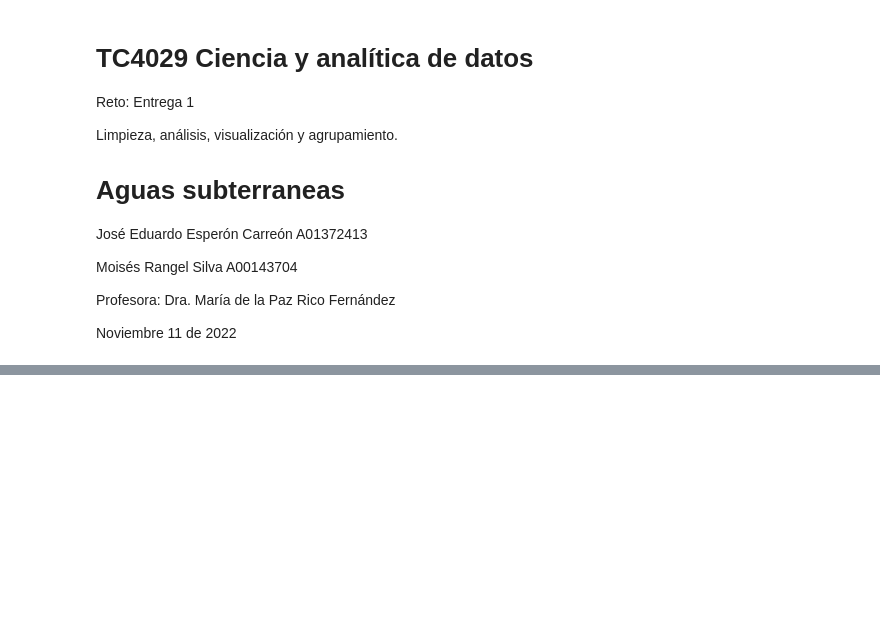
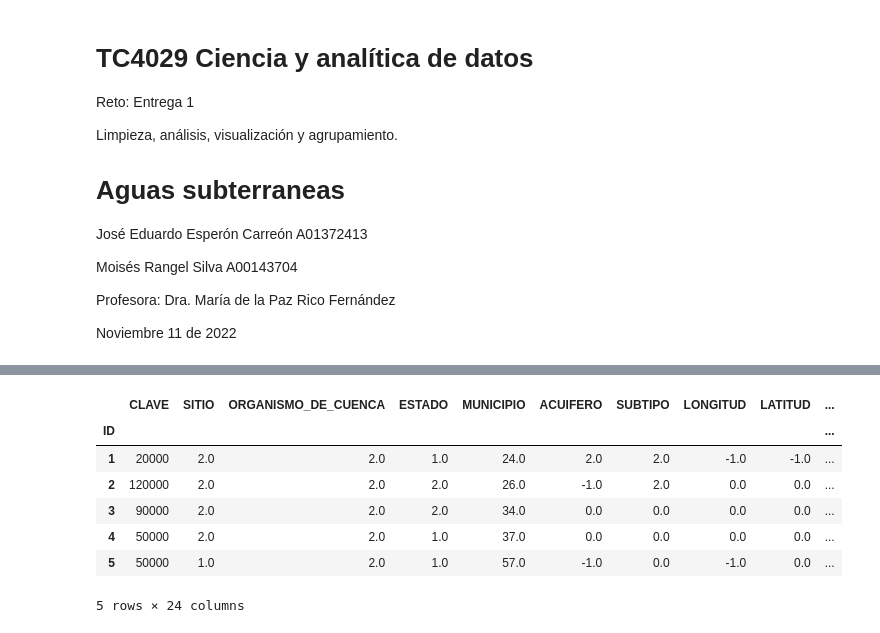
Before and after one commit to PosgradoMNA/actividades-del-projecto-cad_equipo_18, a Jupyter notebook: Equipo_18_Entrega_1_Aguas_Subterraneas.ipynb, the cells around one changed output, grey strips where cells are left out. Drawn from its saved outputs; the diff is of its cells as text; code cells hidden in the pictures; blank space fills up the shorter version.

```diff
--- a/Equipo_18_Entrega_1_Aguas_Subterraneas.ipynb
+++ b/Equipo_18_Entrega_1_Aguas_Subterraneas.ipynb
@@ -20,0 +77,78 @@ Noviembre 11 de 2022
+# %%
+#Creación del data frame de las aguas subterraneas
+
+PathData = "https://raw.githubusercontent.com/PosgradoMNA/Actividades_Aprendizaje-/main/default%20of%20credit%20card%20clients.csv"
+AGUA_SUB = pd.read_csv(PathData, index_col=0)  #, header = 0,
+AGUA_SUB.head()
+AGUA_SUB = pd.DataFrame(AGUA_SUB)
+#Carga los datos y sustituye los nombres de las columnas del alemán al inglés de acuerdo a como se indica en la página de la UCI.
+AGUA_SUB.rename(columns = {
+    'X1':'CLAVE',
+    'X2':'SITIO',
+    'X3':'ORGANISMO_DE_CUENCA',
+    'X4':'ESTADO',
+    'X5':'MUNICIPIO',
+    'X6':'ACUIFERO',
+    'X7':'SUBTIPO',
+    'X8':'LONGITUD',
+    'X9':'LATITUD',
+    'X10':'PERIODO',
+    'X11':'ALC_mg/L',
+    'X12':'CALIDAD_ALC',
+    'X13':'CONDUCT_mS/cm',
+    'X14':'CALIDAD_CONDUC',
+    'X15':'SDT_mg/L',
+    'X16':'SDT_M_mg/L',
+    'X17':'CALIDAD_SDT_ra',
+    'X18':'CALIDAD_SDT_salin',
+    'X19':'FLUORUROS_mg/L',
+    'X20':'CALIDAD_FLUO',
+    'X21':'DUR_mg/L',
+    'X22':'CALIDAD_DUR',
+    'X23':'COLI_FEC_NMP/100_mL',
+    'X24':'CALIDAD_COLI_FEC',
+    'X25':'N_NO3_mg/L',
+    'X26':'CALIDAD_N_NO3',
+    'X27':'AS_TOT_mg/L',
+    'X28':'CALIDAD_AS',
+    'X29':'CD_TOT_mg/L',
+    'X30':'CALIDAD_CD',
+    'X31':'CR_TOT_mg/L',
+    'X32':'CALIDAD_CR',
+    'X33':'HG_TOT_mg/L',
+    'X34':'CALIDAD_HG',
+    'X35':'PB_TOT_mg/L',
+    'X36':'CALIDAD_PB',
+    'X37':'MN_TOT_mg/L',
+    'X38':'CALIDAD_MN',
+    'X39':'FE_TOT_mg/L',
+    'X40':'CALIDAD_FE',
+    'X41':'SEMAFORO',
+    'X42':'CONTAMINANTES',
+    'X43':'CUMPLE_CON_ALC',
+    'X44':'CUMPLE_CON_COND',
+    'X45':'CUMPLE_CON_SDT_ra',
+    'X46':'CUMPLE_CON_SDT_salin',
+    'X47':'CUMPLE_CON_FLUO',
+    'X48':'CUMPLE_CON_DUR',
+    'X49':'CUMPLE_CON_CF',
+    'X50':'CUMPLE_CON_NO3',
+    'X51':'CUMPLE_CON_AS',
+    'X52':'CUMPLE_CON_CD',
+    'X53':'CUMPLE_CON_CR',
+    'X54':'CUMPLE_CON_HG',
+    'X55':'CUMPLE_CON_PB',
+    'X56':'CUMPLE_CON_MN',
+    'X57':'CUMPLE_CON_FE',
+}, inplace = True)
+#El inplace true, nos permite hacer la mutación sobre el mismo dataframe, sin necesidad de crear otro nuevo
+AGUA_SUB.head()
+# %% [output]
+|  | CLAVE | SITIO | ORGANISMO_DE_CUENCA | ESTADO | MUNICIPIO | ACUIFERO | SUBTIPO | LONGITUD | LATITUD | ... |
+| ID |  |  |  |  |  |  |  |  |  | ... |
+| 1 | 20000 | 2.0 | 2.0 | 1.0 | 24.0 | 2.0 | 2.0 | -1.0 | -1.0 | ... |
+| 2 | 120000 | 2.0 | 2.0 | 2.0 | 26.0 | -1.0 | 2.0 | 0.0 | 0.0 | ... |
+| 3 | 90000 | 2.0 | 2.0 | 2.0 | 34.0 | 0.0 | 0.0 | 0.0 | 0.0 | ... |
+| 4 | 50000 | 2.0 | 2.0 | 1.0 | 37.0 | 0.0 | 0.0 | 0.0 | 0.0 | ... |
+| 5 | 50000 | 1.0 | 2.0 | 1.0 | 57.0 | -1.0 | 0.0 | -1.0 | 0.0 | ... |
+5 rows × 24 columns
```
Also changed, not shown: parts of 5 cells of this notebook.
